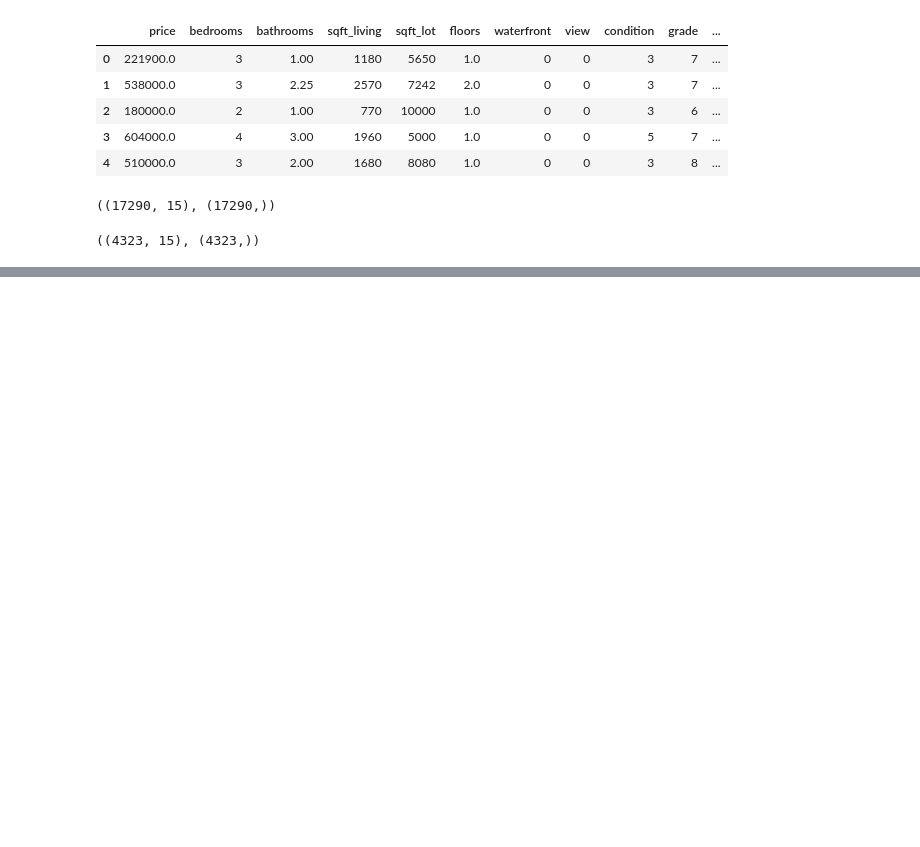
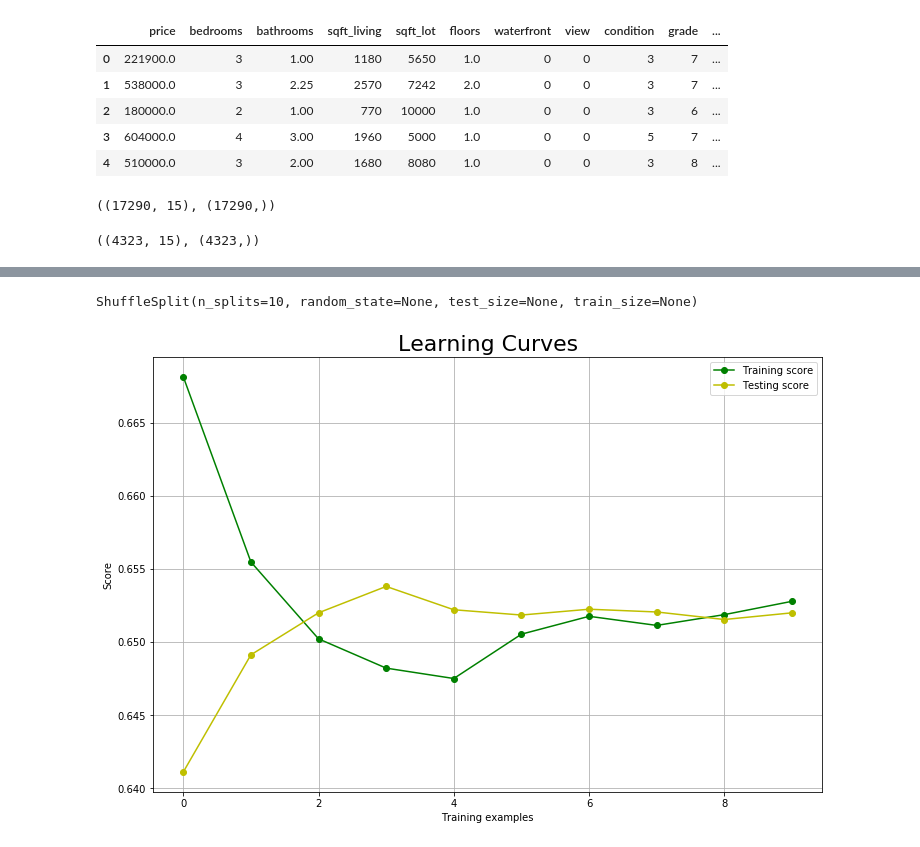
Before and after one commit to Raziarch/DataMining, a Jupyter notebook: BuildingAndEvaluatingRegressionModels.ipynb, the cells around one changed output, grey strips where cells are left out. Saved outputs shown, nothing was run; the diff lists cells and outputs as text; code cells hidden in the pictures; blank space fills up the shorter version.

```diff
--- a/BuildingAndEvaluatingRegressionModels.ipynb
+++ b/BuildingAndEvaluatingRegressionModels.ipynb
@@ -98,0 +100,37 @@ plt.scatter(y_test.values, y_pred)
+# %%
+from sklearn.model_selection import learning_curve
+from sklearn.model_selection import ShuffleSplit
+
+def draw_learning_curves(X, y, estimator, cv=None):
+
+    train_sizes, train_scores, test_scores = learning_curve(estimator, X, y, cv=cv,
+                                                           train_sizes=np.linspace(.1, 1, 10))
+    plt.figure(figsize=(12, 8))
+    train_scores_mean = np.mean(train_scores, axis=1)
+    test_scores_mean = np.mean(test_scores, axis=1)
+
+    plt.grid(True)
+
+    plt.title("Learning Curves", fontsize=22)
+    plt.xlabel("Training examples")
+    plt.ylabel("Score")
+
+    plt.plot(train_scores_mean, 'o-', color="g",
+             label="Training score")
+    plt.plot(test_scores_mean, 'o-', color="y",
+             label="Testing score")
+
+    plt.legend(loc="best")
+
+    plt.show()
+    return train_scores_mean, test_scores_mean
+# %%
+cv = ShuffleSplit(n_splits=10)
+cv
+ShuffleSplit(n_splits=10, random_state=None, test_size=None, train_size=None)
+# %% [output]
+ShuffleSplit(n_splits=10, random_state=None, test_size=None, train_size=None)
+# %%
+train_score, test_score = draw_learning_curves(X_train, y_train, linear_regression, cv)
+# %% [output]
+[figure, added]
```
Also changed, not shown: parts of 5 cells of this notebook.
